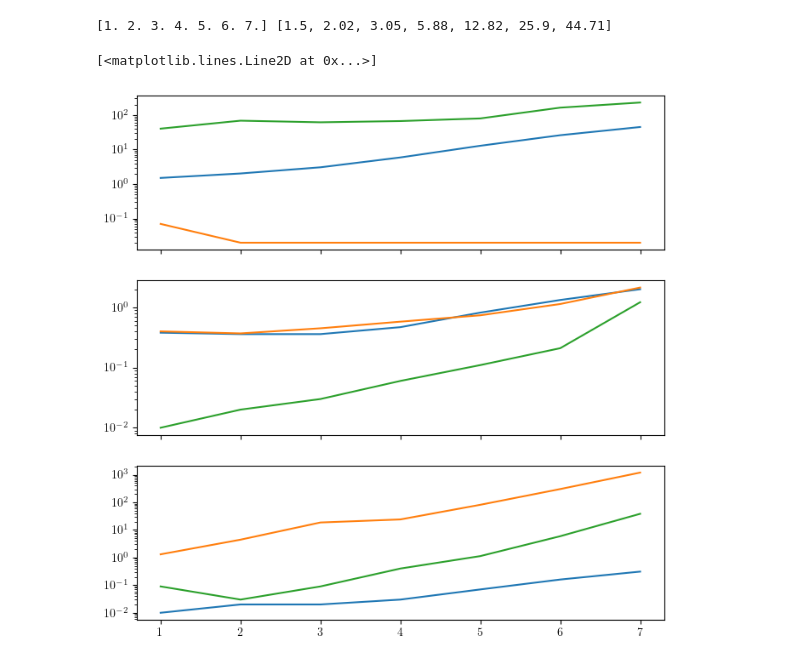
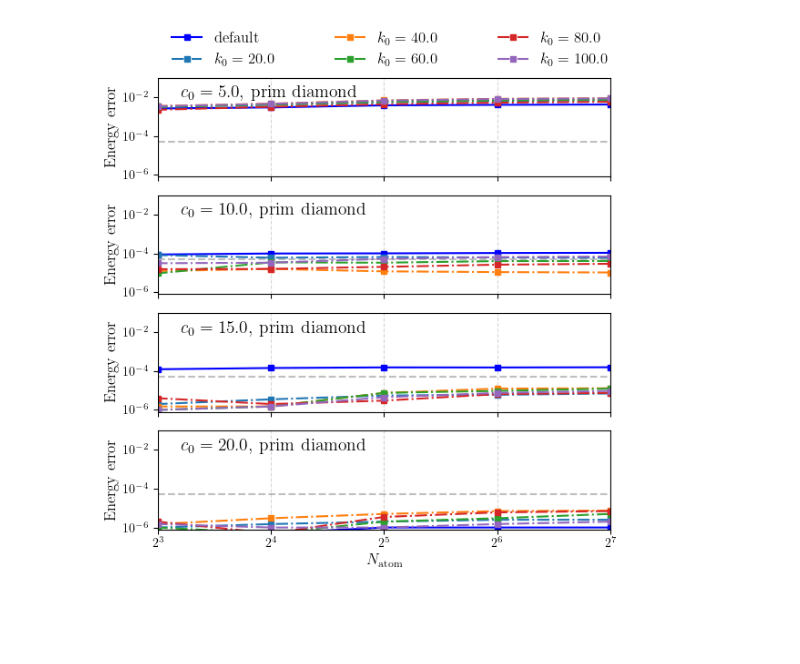
Before and after one commit to yangjunjie0320/benchmark-fftisdf, a Jupyter notebook: plot/collect-kpt-data.ipynb, the cells around one changed output. Cells and saved outputs as stored; diff of their text form; code cells hidden in the pictures; blank space fills up the shorter version.

```diff
--- a/plot/collect-kpt-data.ipynb
+++ b/plot/collect-kpt-data.ipynb
@@ -210,59 +145,5 @@ dg = sorted(dg, key=lambda x: x["kmesh"])
-# %%
-fig, axs = plt.subplots(3, 1, figsize=(8, 8), sharex=True)
-
-# plot the timing
-ax = axs[0]
-natm = dd[0]["natm"]
-x = [d["kmesh"] * natm for d in dd]
-x = numpy.log2(x)
-y = [d["t_build"] for d in dd]
-print(x, y)
-ax.semilogy(x, y, label="fftisdf")
-
-x = [d["kmesh"] * natm for d in df]
-x = numpy.log2(x)
-y = [d["t_build"] + 1e-2 for d in df]
-ax.semilogy(x, y, label="fftdf")
-
-x = [d["kmesh"] * natm for d in dg]
-x = numpy.log2(x)
-y = [d["t_build"] for d in dg]
-ax.semilogy(x, y, label="gdf")
-
-ax = axs[1]
-x = [d["kmesh"] * natm for d in dd]
-x = numpy.log2(x)
-y = [d["t_vj"] + 1e-2 for d in dd]
-ax.semilogy(x, y, label="fftisdf")
-
-x = [d["kmesh"] * natm for d in df]
-x = numpy.log2(x)
-y = [d["t_vj"] + 1e-2 for d in df]
-ax.semilogy(x, y, label="fftdf")
-
-x = [d["kmesh"] * natm for d in dg]
-x = numpy.log2(x)
-y = [d["t_vj"] + 1e-2 for d in dg]
-ax.semilogy(x, y, label="gdf")
-
-ax = axs[2]
-x = [d["kmesh"] * natm for d in dd]
-x = numpy.log2(x)
-y = [d["t_vk"] + 1e-2 for d in dd]
-ax.semilogy(x, y, label="fftisdf")
-
-x = [d["kmesh"] * natm for d in df]
-x = numpy.log2(x)
-y = [d["t_vk"] + 1e-2 for d in df]
-ax.semilogy(x, y, label="fftdf")
-
-x = [d["kmesh"] * natm for d in dg]
-x = numpy.log2(x)
-y = [d["t_vk"] + 1e-2 for d in dg]
-ax.semilogy(x, y, label="gdf")
-
-# ax.legend()
-# %% [output]
-[1. 2. 3. 4. 5. 6. 7.] [1.5, 2.02, 3.05, 5.88, 12.82, 25.9, 44.71]
-[<matplotlib.lines.Line2D at 0x...>]
-[figure, removed]
+# %%
+diamond_prim_k = get_info_from_out_log("../work/run-scf-kpt/diamond-prim")
+plot_error(diamond_prim_k)
+# %% [output]
+[figure, added]
```
Also changed, not shown: parts of 8 cells of this notebook, 1 other file.
